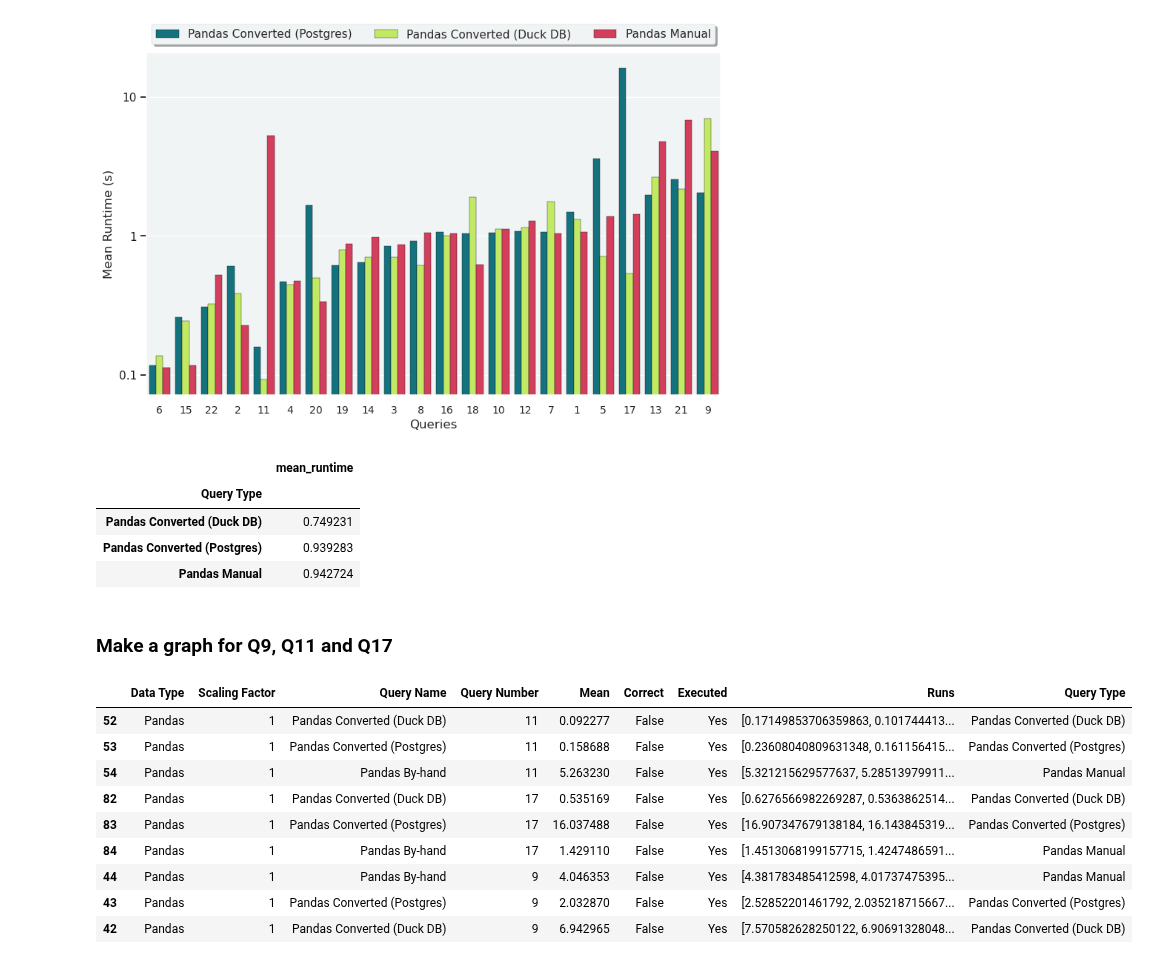
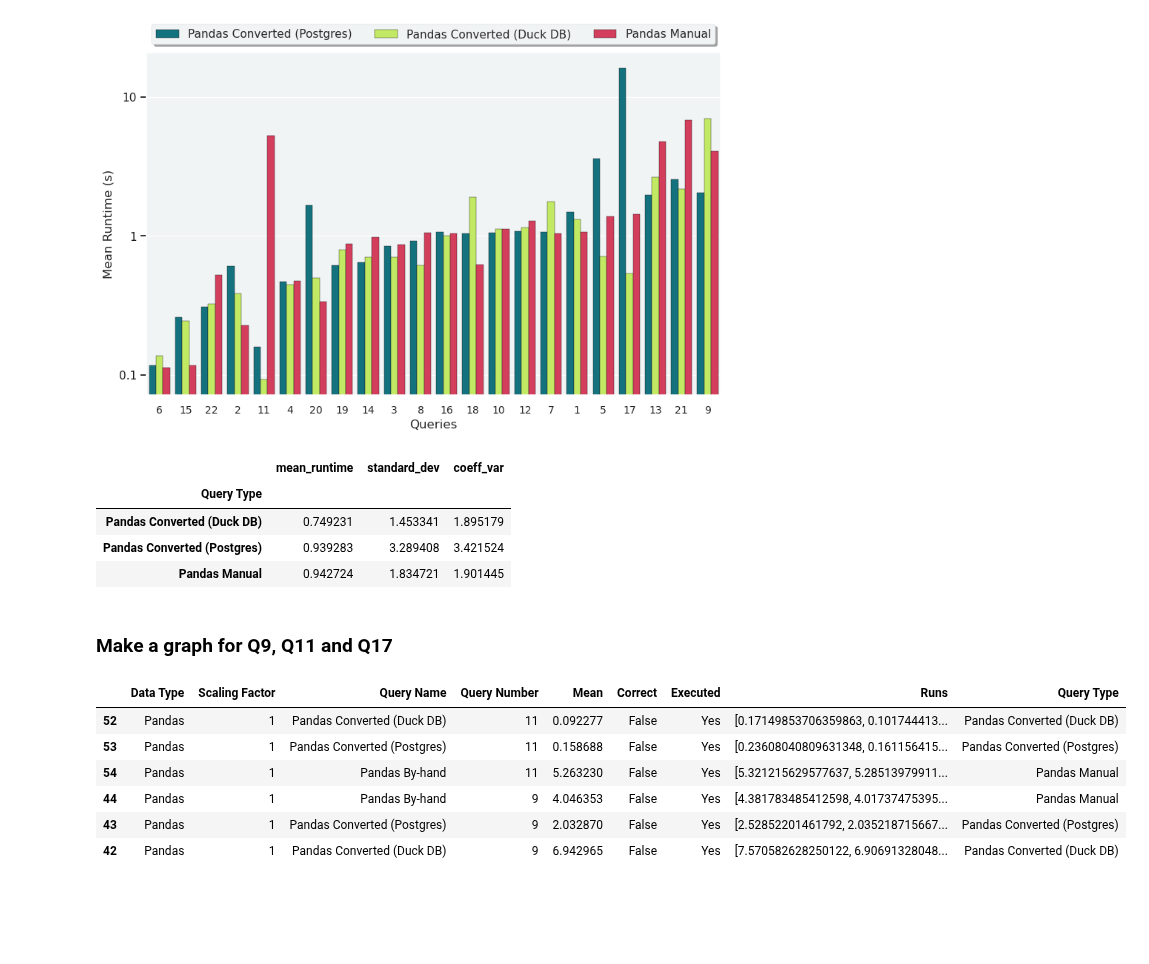
Before and after one commit to groegercesg/QueryBridge, a Jupyter notebook: benchmarking/hand_analysis.ipynb, the cells around one changed output. Drawn from its saved outputs; the diff is of its cells as text; code cells hidden in the pictures; blank space fills up the shorter version.

```diff
--- a/benchmarking/hand_analysis.ipynb
+++ b/benchmarking/hand_analysis.ipynb
@@ -125,34 +125,37 @@ plt.show()
 # %% [output]
 [figure]
 # %%
+def calculate_cv(A):
+    cv =  (np.std(A) / g_mean(A))
+    return cv
+
 # Number to show peformance of each, in comparison to each other
 group_results = results \
     .groupby(['Query Type'], sort=False) \
     .agg(
         mean_runtime=("Mean", g_mean),
+        standard_dev=("Mean", np.std),
+        coeff_var=("Mean", calculate_cv),
     )
 
 group_results = group_results.sort_values(by=["mean_runtime"])
 group_results
 # %% [output]
-|  | mean_runtime |
-| Query Type |  |
-| Pandas Converted (Duck DB) | 0.749231 |
-| Pandas Converted (Postgres) | 0.939283 |
-| Pandas Manual | 0.942724 |
+|  | mean_runtime | standard_dev | coeff_var |
+| Query Type |  |  |  |
+| Pandas Converted (Duck DB) | 0.749231 | 1.453341 | 1.895179 |
+| Pandas Converted (Postgres) | 0.939283 | 3.289408 | 3.421524 |
+| Pandas Manual | 0.942724 | 1.834721 | 1.901445 |
 # %% [markdown]
 ### Make a graph for Q9, Q11 and Q17
 # %%
-specific_queries = order_results[(order_results["Query Number"].isin([9,11,17]))]
+specific_queries = order_results[(order_results["Query Number"].isin([9,11]))]
 specific_queries.head(20)
 # %% [output]
 |  | Data Type | Scaling Factor | Query Name | Query Number | Mean | Correct | Executed | Runs | Query Type |
 | 52 | Pandas | 1 | Pandas Converted (Duck DB) | 11 | 0.092277 | False | Yes | [0.17149853706359863, 0.101744413... | Pandas Converted (Duck DB) |
 | 53 | Pandas | 1 | Pandas Converted (Postgres) | 11 | 0.158688 | False | Yes | [0.23608040809631348, 0.161156415... | Pandas Converted (Postgres) |
 | 54 | Pandas | 1 | Pandas By-hand | 11 | 5.263230 | False | Yes | [5.321215629577637, 5.28513979911... | Pandas Manual |
-| 82 | Pandas | 1 | Pandas Converted (Duck DB) | 17 | 0.535169 | False | Yes | [0.6276566982269287, 0.5363862514... | Pandas Converted (Duck DB) |
-| 83 | Pandas | 1 | Pandas Converted (Postgres) | 17 | 16.037488 | False | Yes | [16.907347679138184, 16.143845319... | Pandas Converted (Postgres) |
-| 84 | Pandas | 1 | Pandas By-hand | 17 | 1.429110 | False | Yes | [1.4513068199157715, 1.4247486591... | Pandas Manual |
 | 44 | Pandas | 1 | Pandas By-hand | 9 | 4.046353 | False | Yes | [4.381783485412598, 4.01737475395... | Pandas Manual |
 | 43 | Pandas | 1 | Pandas Converted (Postgres) | 9 | 2.032870 | False | Yes | [2.52852201461792, 2.035218715667... | Pandas Converted (Postgres) |
 | 42 | Pandas | 1 | Pandas Converted (Duck DB) | 9 | 6.942965 | False | Yes | [7.570582628250122, 6.90691328048... | Pandas Converted (Duck DB) |
```
Also changed, not shown: parts of 2 cells of this notebook, 28 other files.
